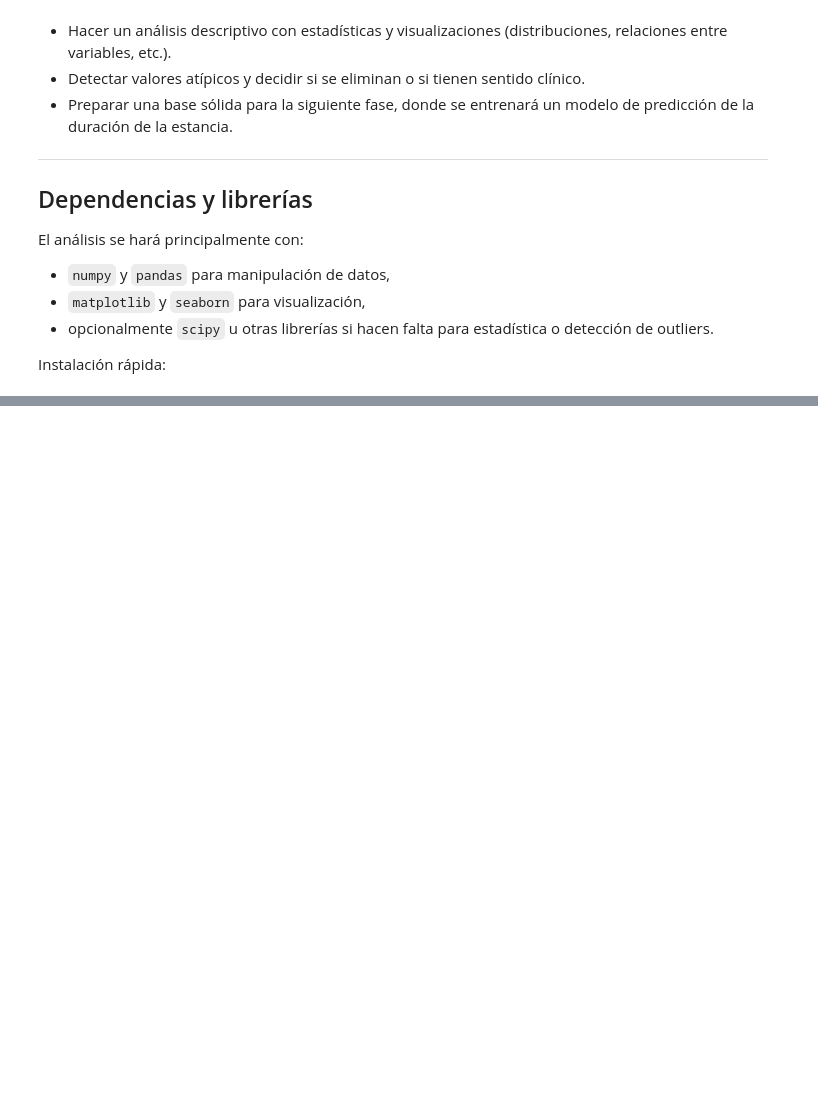
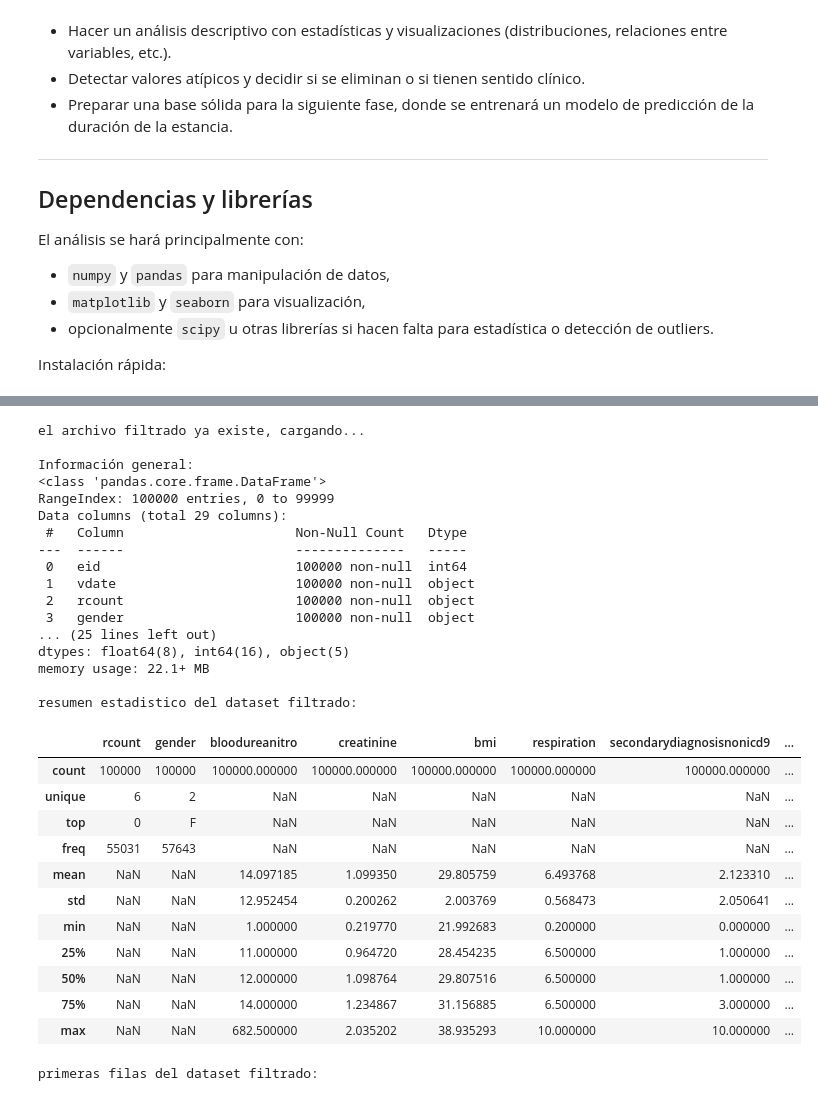
Before and after one commit to totox35/CiencasDatos_UdeA_GIRAULT, a Jupyter notebook: proyecto_aula/entregable_I_proyecto_aula.ipynb, the cells around one changed output, grey strips where cells are left out. Drawn from its saved outputs; the diff is of its cells as text; code cells hidden in the pictures; blank space fills up the shorter version.

```diff
--- a/proyecto_aula/entregable_I_proyecto_aula.ipynb
+++ b/proyecto_aula/entregable_I_proyecto_aula.ipynb
@@ -94,0 +139,79 @@ A coté de ca, je vais ajouter le rcount à notre étude, qui compte le nombre d
+# %%
+# archivos
+input_file = "../datos/LengthOfStay.csv"
+output_file = "../datos/LengthOfStay_filtered.csv"
+
+# columnas que queremos guardar
+cols_to_keep = [
+    "rcount",
+    "gender",
+    "bloodureanitro",
+    "creatinine",
+    "bmi",
+    "respiration",
+    "secondarydiagnosisnonicd9",
+    "lengthofstay"
+]
+
+# columnas icd-9 principales
+icd9_cols = [
+    "dialysisrenalendstage","asthma","irondef","pneum","substancedependence",
+    "psychologicaldisordermajor","depress","psychother","fibrosisandother",
+    "malnutrition","hemo"
+]
+
+# si el archivo filtrado no existe lo creamos
+if not os.path.exists(output_file):
+    df = pd.read_csv(input_file)
+    df["icd9_comorbidity_sum"] = df[icd9_cols].sum(axis=1)
+    df_filtered = df[cols_to_keep + ["icd9_comorbidity_sum"]]
+    df_filtered.to_csv(output_file, index=False)
+    print(f"guardado como {output_file}")
+else:
+    print("el archivo filtrado ya existe, cargando...")
+    df_filtered = pd.read_csv(output_file)
+
+print("\nInformación general:")
+df.info()
+
+# mostrar estadisticas basicas
+print("\nresumen estadistico del dataset filtrado:\n")
+display(df_filtered.describe(include="all"))
+
+# mostrar primeras filas
+print("\nprimeras filas del dataset filtrado:\n")
+display(df_filtered.head())
+
+print("\nValores nulos por columna:")
+print(df_filtered.isnull().sum())
+# %% [output]
+el archivo filtrado ya existe, cargando...
+
+Información general:
+<class 'pandas.core.frame.DataFrame'>
+RangeIndex: 100000 entries, 0 to 99999
+Data columns (total 29 columns):
+ #   Column                      Non-Null Count   Dtype
+---  ------                      --------------   -----
+ 0   eid                         100000 non-null  int64
+ 1   vdate                       100000 non-null  object
+ 2   rcount                      100000 non-null  object
+ 3   gender                      100000 non-null  object
+... (25 lines left out)
+dtypes: float64(8), int64(16), object(5)
+memory usage: 22.1+ MB
+
+resumen estadistico del dataset filtrado:
+|  | rcount | gender | bloodureanitro | creatinine | bmi | respiration | secondarydiagnosisnonicd9 | ... |
+| count | 100000 | 100000 | 100000.000000 | 100000.000000 | 100000.000000 | 100000.000000 | 100000.000000 | ... |
+| unique | 6 | 2 | NaN | NaN | NaN | NaN | NaN | ... |
+| top | 0 | F | NaN | NaN | NaN | NaN | NaN | ... |
+| freq | 55031 | 57643 | NaN | NaN | NaN | NaN | NaN | ... |
+| mean | NaN | NaN | 14.097185 | 1.099350 | 29.805759 | 6.493768 | 2.123310 | ... |
+| std | NaN | NaN | 12.952454 | 0.200262 | 2.003769 | 0.568473 | 2.050641 | ... |
+| min | NaN | NaN | 1.000000 | 0.219770 | 21.992683 | 0.200000 | 0.000000 | ... |
+| 25% | NaN | NaN | 11.000000 | 0.964720 | 28.454235 | 6.500000 | 1.000000 | ... |
+| 50% | NaN | NaN | 12.000000 | 1.098764 | 29.807516 | 6.500000 | 1.000000 | ... |
+| 75% | NaN | NaN | 14.000000 | 1.234867 | 31.156885 | 6.500000 | 3.000000 | ... |
+| max | NaN | NaN | 682.500000 | 2.035202 | 38.935293 | 10.000000 | 10.000000 | ... |
+primeras filas del dataset filtrado:
```
Also changed, not shown: parts of 10 cells of this notebook, 1 other file.
